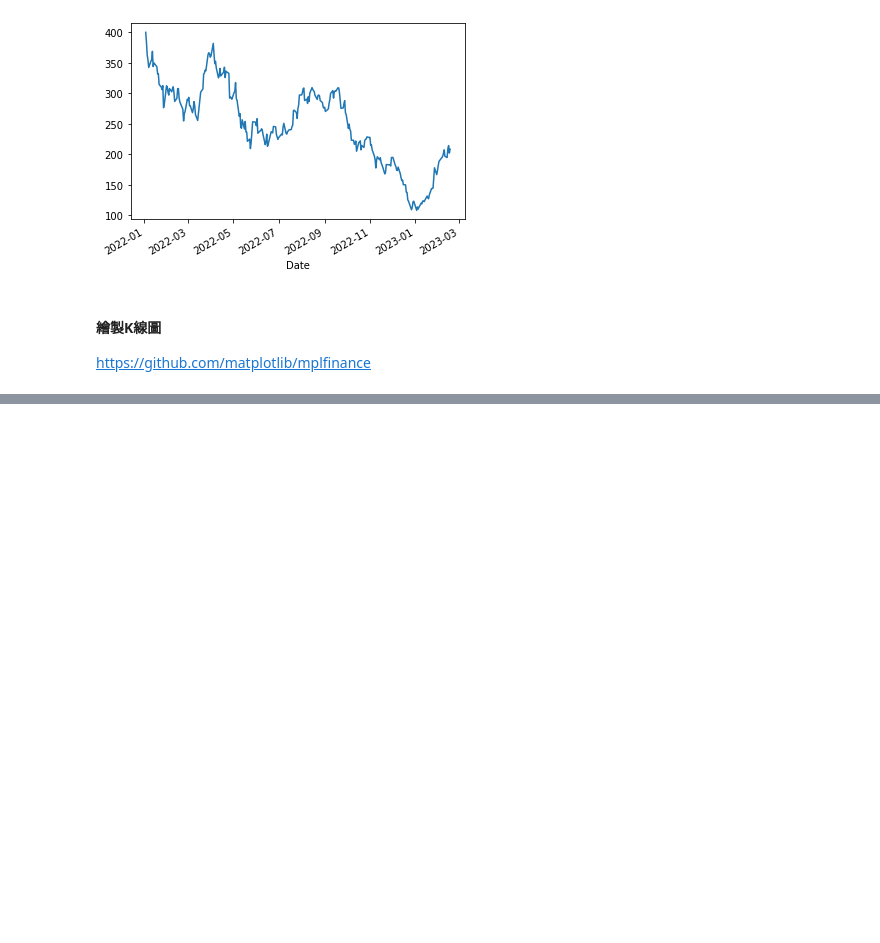
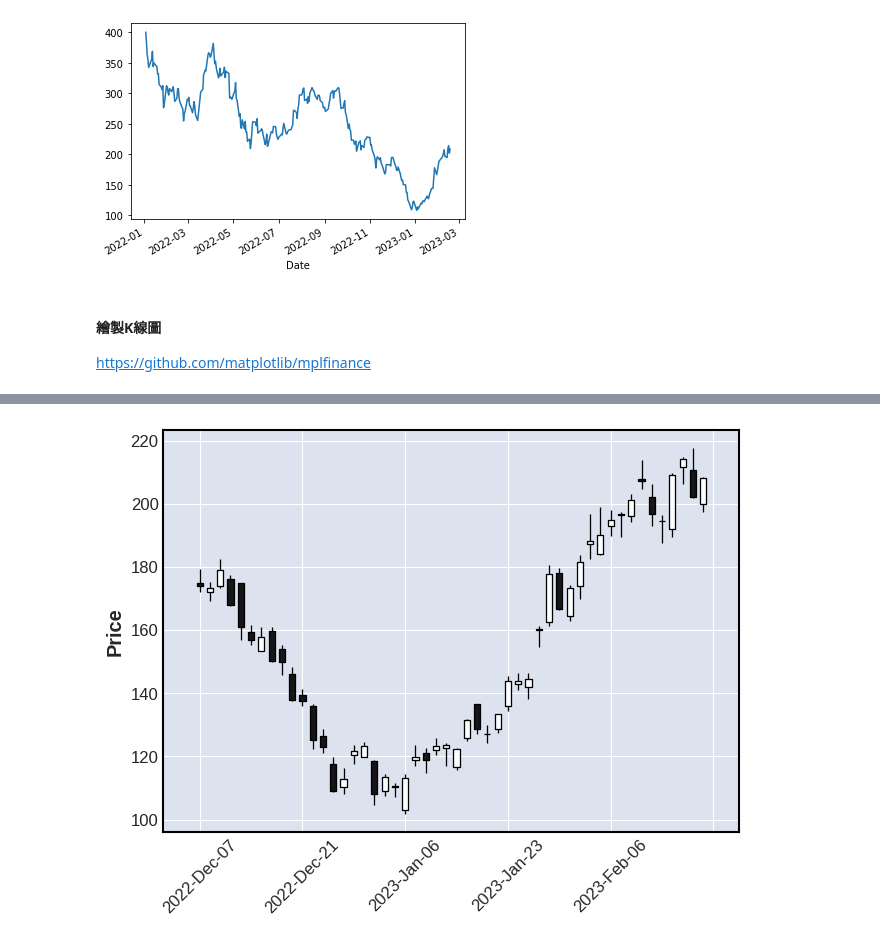
Before and after one commit to zoobe125/20230205-Python, a Jupyter notebook: 20230219.ipynb, the cells around one changed output, grey strips where cells are left out. Cells and saved outputs as stored; diff of their text form; code cells hidden in the pictures; blank space fills up the shorter version.

```diff
--- a/20230219.ipynb
+++ b/20230219.ipynb
@@ -899,0 +940,5 @@ https://github.com/matplotlib/mplfinance
+# %%
+#資料太多,取最後50點
+mpf.plot(df.tail(50),type='candle')
+# %% [output]
+[figure, added]
```
Also changed, not shown: parts of 12 cells of this notebook.
